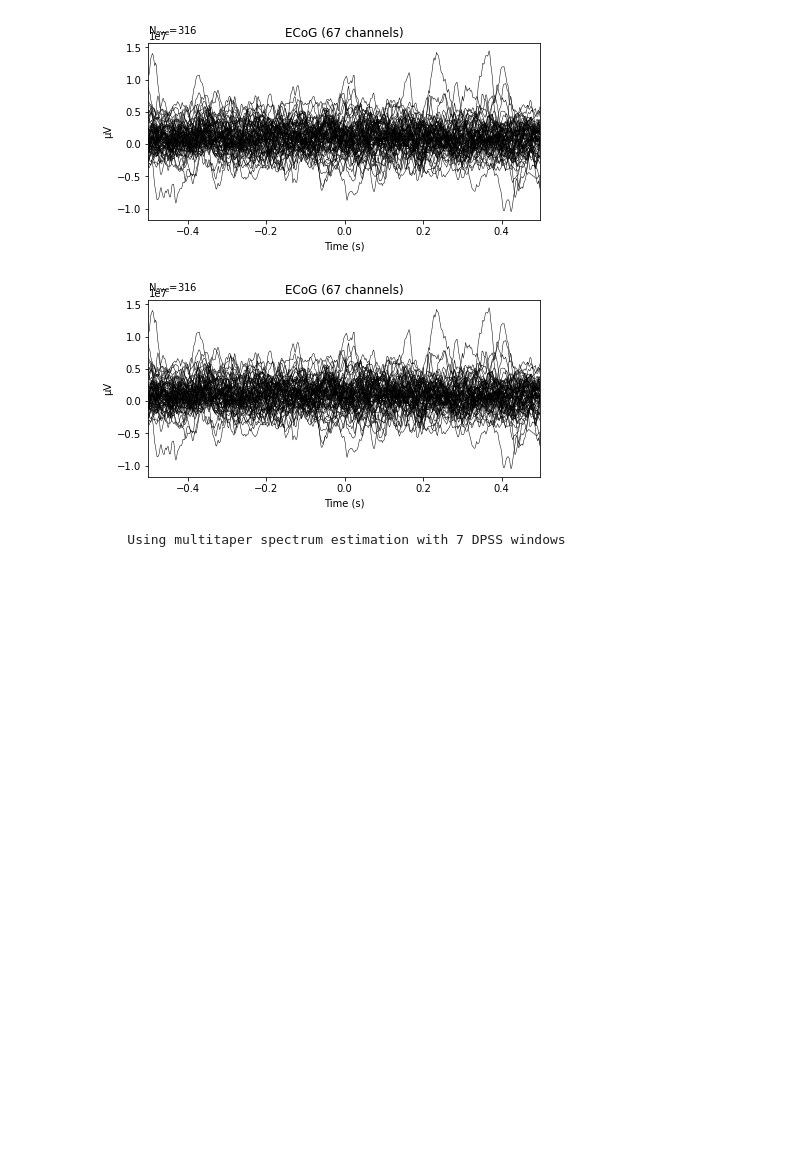
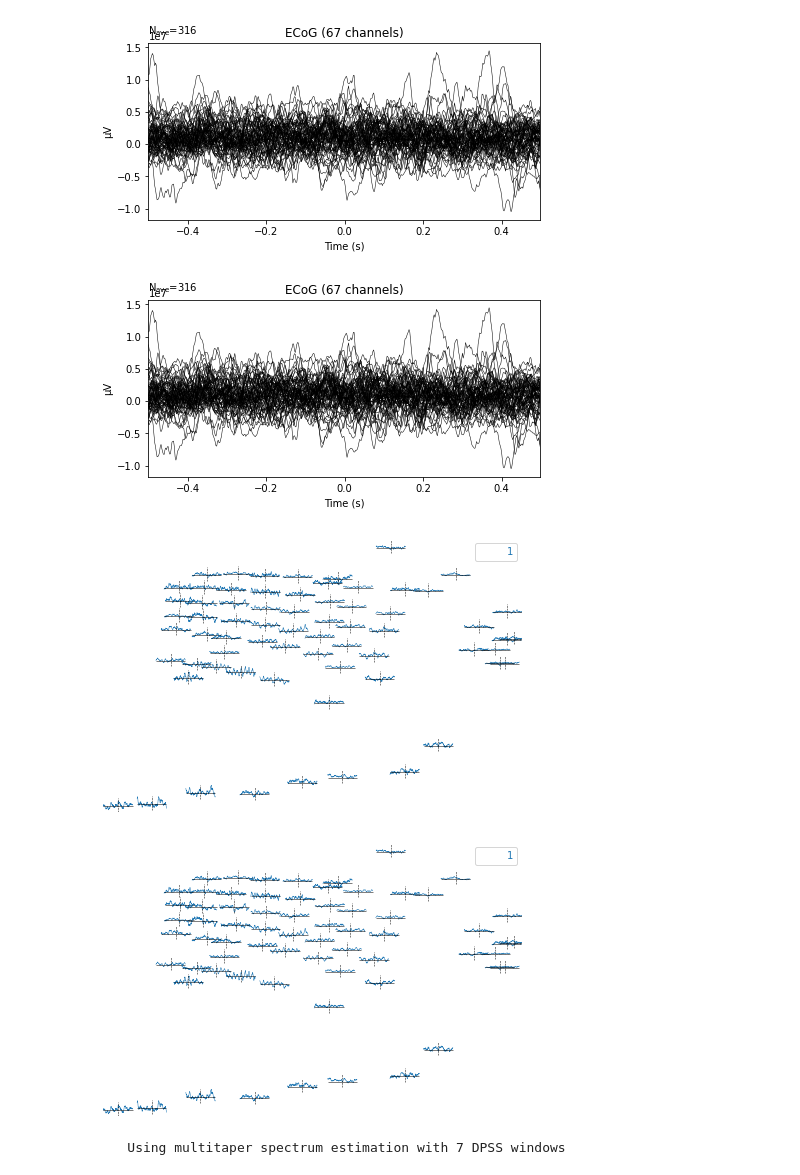
Before and after one commit to NevVerVer/Neuromatch_2022_EcoG_movements, a Jupyter notebook: pipeline/2_movement_initiation_ecog.ipynb, the cells around one changed output. Drawn from its saved outputs; the diff is of its cells as text; code cells hidden in the pictures; blank space fills up the shorter version.

```diff
--- a/pipeline/2_movement_initiation_ecog.ipynb
+++ b/pipeline/2_movement_initiation_ecog.ipynb
@@ -64,6 +100,11 @@ evoked.plot()
 # %% [output]
 [figure]
 [figure]
+# %%
+evoked.plot_topo()
+# %% [output]
+[figure, added]
+[figure, added]
 # %%
 epochs.plot_psd(fmin=2., fmax=40., average=True, spatial_colors=False)
 # %% [output]
```
Also changed, not shown: parts of 4 cells of this notebook.
